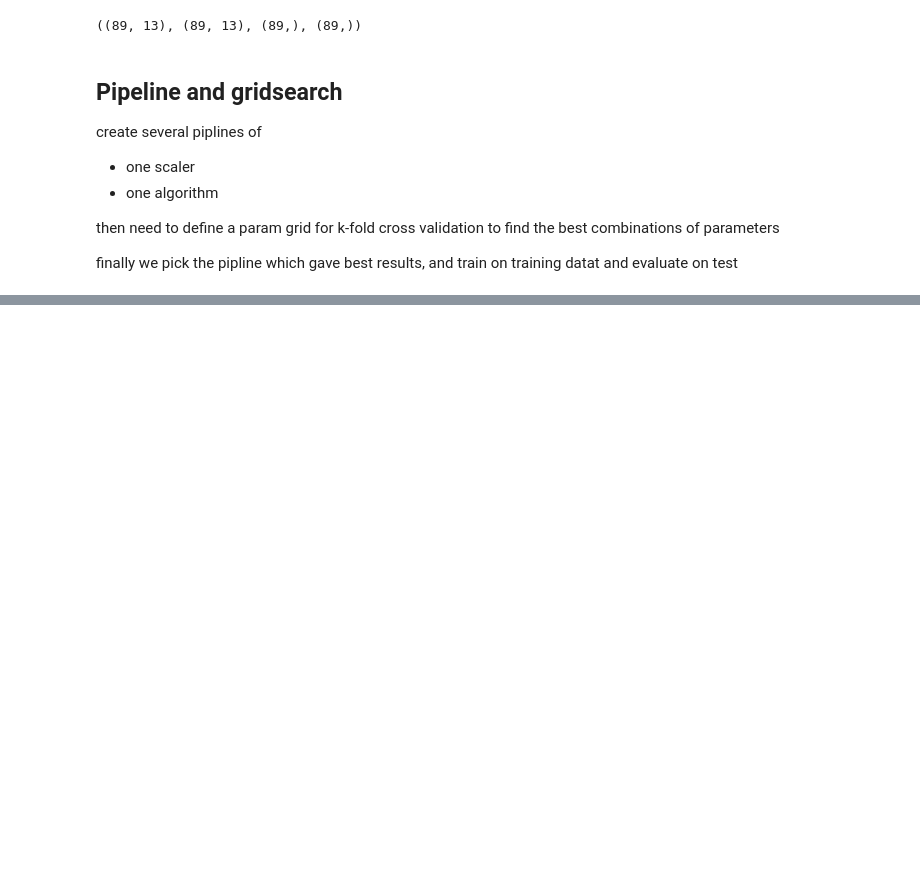
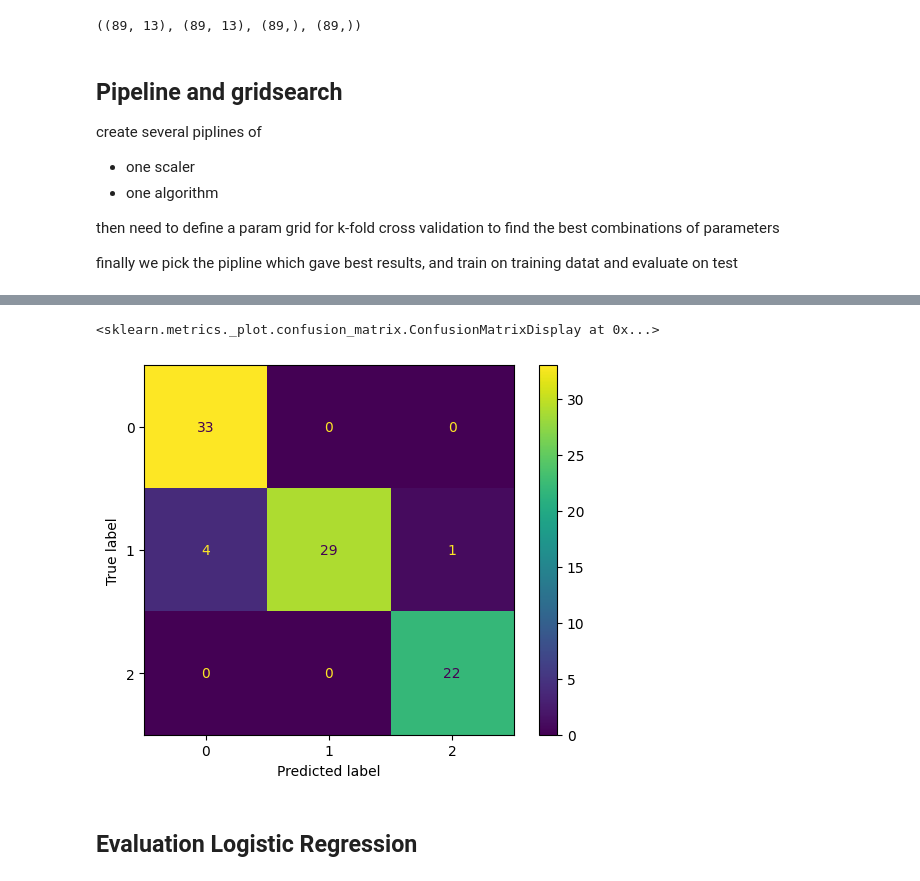
Before and after one commit to BrutalFrost/Artificial_Intelligence_Hampus_Erlandsson_OPA23, a Jupyter notebook: code_alongs/Lec06_gridsearch.ipynb, the cells around one changed output, grey strips where cells are left out. Drawn from its saved outputs; the diff is of its cells as text; code cells hidden in the pictures; blank space fills up the shorter version.

```diff
--- a/code_alongs/Lec06_gridsearch.ipynb
+++ b/code_alongs/Lec06_gridsearch.ipynb
@@ -69,9 +69,13 @@ pipe_logistic_regression = Pipeline(
     ]
 )
 # Dicionary with key, pipeline name
-param_grid_knn = {"knn__n_neighbors": list[range:(1,50)]}
+param_grid_knn = {"knn__n_neighbors": list(range(1,50))}
 
 param_grid_logistic_regression = {"logistic__l1_ratio": np.linspace(0,1,20)}
-
+# Before classifier was knn, now is pipeline
 classifier_knn = GridSearchCV(estimator=pipe_knn, param_grid=param_grid_knn, cv=5, scoring="accuracy")
 classifier_logistic_regression = GridSearchCV(estimator=pipe_logistic_regression, param_grid=param_grid_logistic_regression, cv=5, scoring="accuracy")
+
+# When we train, data goes through pipeline, first runs through scaling then trains on the other
+classifier_knn.fit(X_train, y_train)
+classifier_logistic_regression.fit(X_train, y_train)
@@ -77,0 +95,3 @@ classifier_logistic_regression = GridSearchCV(estimator=pipe_logistic_regression
+# %%
+y_pred_knn = classifier_knn.predict(X_test)
+y_pred_knn
@@ -77,0 +137,8 @@ classifier_logistic_regression = GridSearchCV(estimator=pipe_logistic_regression
+# %%
+cm = confusion_matrix(y_test, y_pred_knn)
+ConfusionMatrixDisplay(cm).plot()
+# %% [output]
+<sklearn.metrics._plot.confusion_matrix.ConfusionMatrixDisplay at 0x...>
+[figure, added]
+# %% [markdown]
+## Evaluation Logistic Regression
```
Also changed, not shown: parts of 8 cells of this notebook, 2 other files.
